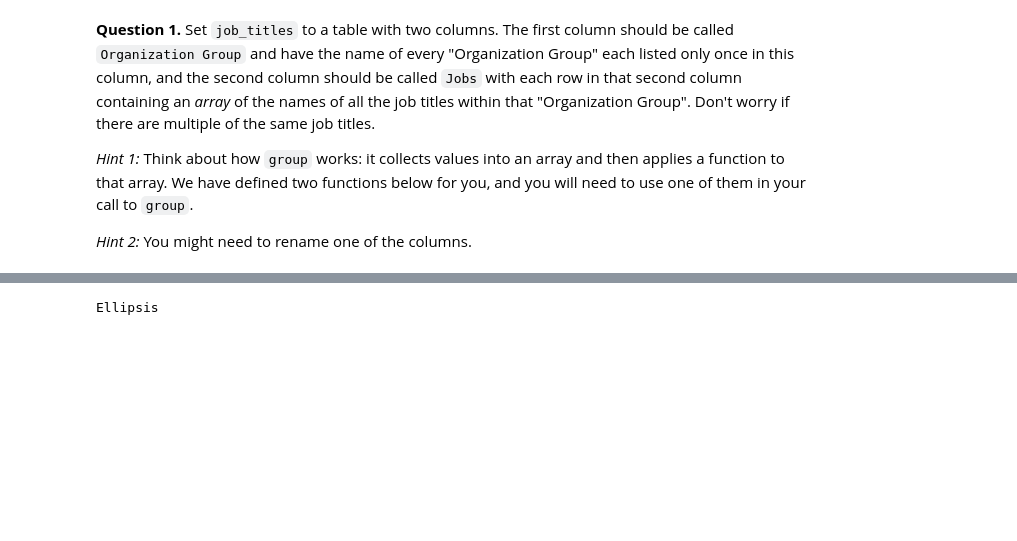
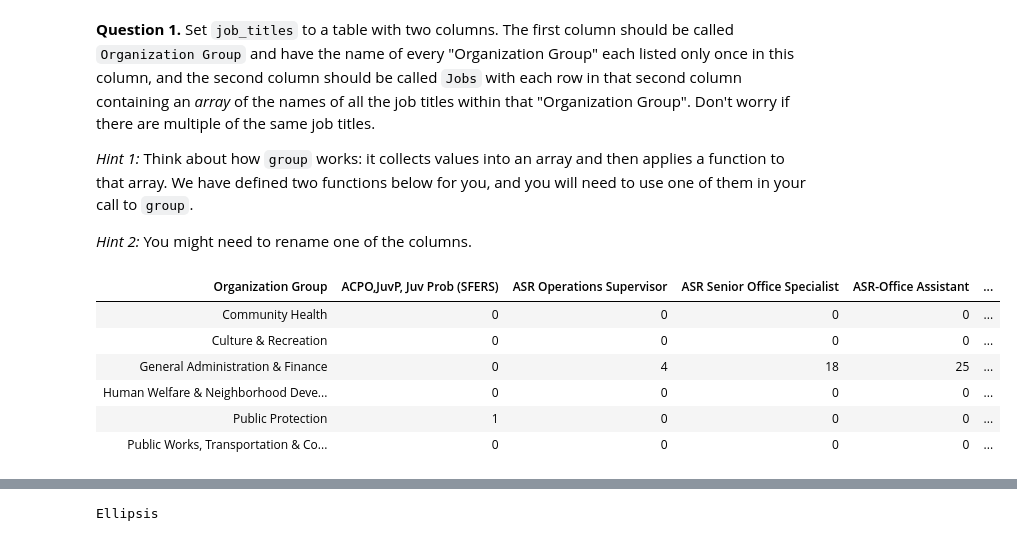
Before and after one commit to cplahn/cplahn_DATA_Fall, a Jupyter notebook: hw04/hw04.ipynb, the cells around one changed output, grey strips where cells are left out. Saved outputs shown, nothing was run; the diff lists cells and outputs as text; code cells hidden in the pictures; blank space fills up the shorter version.

```diff
--- a/hw04/hw04.ipynb
+++ b/hw04/hw04.ipynb
@@ -252,3 +239,13 @@ We want to use this table to generate arrays with the job titles of the members
 *Hint 1:* Think about how `group` works: it collects values into an array and then applies a function to that array. We have defined two functions below for you, and you will need to use one of them in your call to `group`.
 
 *Hint 2:* You might need to rename one of the columns.
+# %%
+sf.pivot('Job','Organization Group')
+# %% [output]
+| Organization Group | ACPO,JuvP, Juv Prob (SFERS) | ASR Operations Supervisor | ASR Senior Office Specialist | ASR-Office Assistant | ... |
+| Community Health | 0 | 0 | 0 | 0 | ... |
+| Culture & Recreation | 0 | 0 | 0 | 0 | ... |
+| General Administration & Finance | 0 | 4 | 18 | 25 | ... |
+| Human Welfare & Neighborhood Deve... | 0 | 0 | 0 | 0 | ... |
+| Public Protection | 1 | 0 | 0 | 0 | ... |
+| Public Works, Transportation & Co... | 0 | 0 | 0 | 0 | ... |
```
Also changed, not shown: parts of 6 cells of this notebook, 1 other file.
